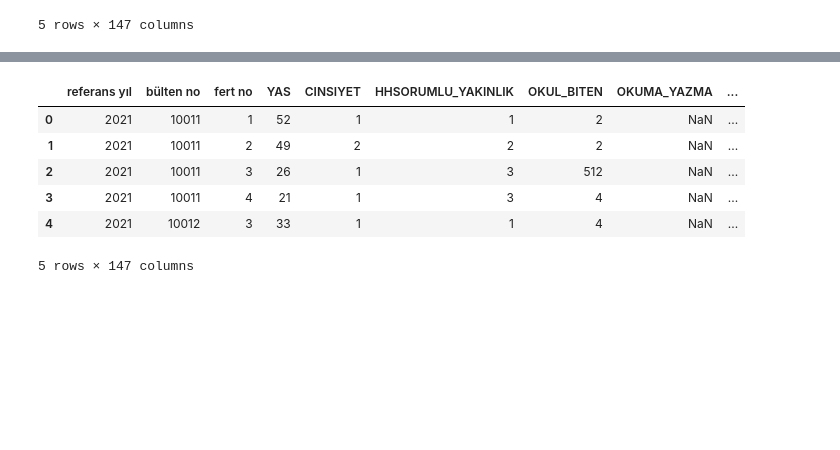
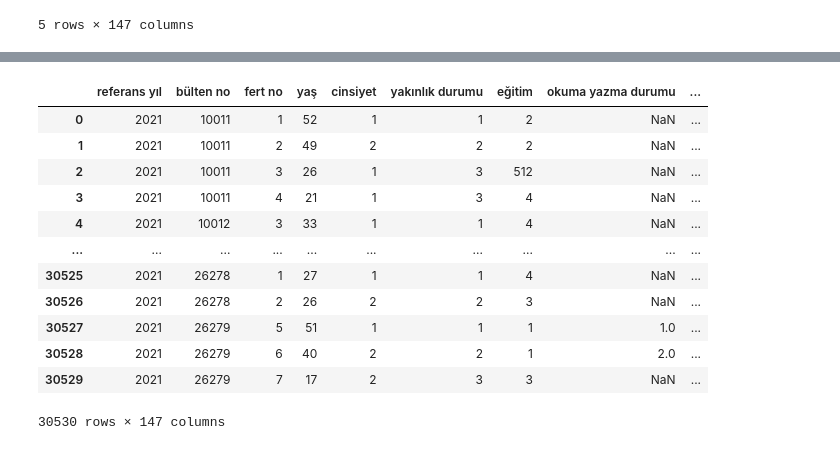
Before and after one commit to dilarasenay/hanehalki-bilisim-teknolojileri-tuik, a Jupyter notebook: 2021yili.ipynb, the cells around one changed output, grey strips where cells are left out. Saved outputs shown, nothing was run; the diff lists cells and outputs as text; code cells hidden in the pictures; blank space fills up the shorter version.

```diff
--- a/2021yili.ipynb
+++ b/2021yili.ipynb
@@ -43,10 +242,59 @@ df.rename(columns={"FERTNO": "fert no"}, inplace=True)
+# %%
+df.rename(columns={"FERT_INT_DIGER_CIHAZ": "diğer cihaz kullanımı"}, inplace=True)
+df.rename(columns={"WEBSTE_MUZIK": "online müzik dinleme platformu"}, inplace=True)
+df.rename(columns={"CEVAPLILIK_DURUM_FERT": "fert cevap durumu"}, inplace=True)
+df.rename(columns={"SONUCAY_KULLANIM_CEP": "cep telefonu kullanımı"}, inplace=True)
+df.rename(columns={"EVDEN_CALISMA_SIKLIK": "evden çalışma sıklığı"}, inplace=True)
+df.rename(columns={"EDEVLET_KSL_VERGI_BEYAN": "edevlette vergi beyani verme yönetimi"}, inplace=True)
+df.rename(columns={"ETICARET_TUR_CD_PLK": "eticaret cd plak alışverişi"}, inplace=True)
+df.rename(columns={"ETICARET_TUR_DVD_BLU_RAY": "eticaret dvd plak alışverişi"}, inplace=True)
+df.rename(columns={"ETICARET_ULKE_YURTICI": "eticaret yurt içindeki satıcılar"}, inplace=True)
+df.rename(columns={"ETICARET_ULKE_AB": "eticaret avrupa ülkelerindeki satıcılar"}, inplace=True)
+df.rename(columns={"ETICARET_ULKE_DIGER": "eticaret diğer ülkelerdeki satıcılar"}, inplace=True)
+df.rename(columns={"ETICARET_ULKE_BILINMIYOR": "eticaret satıcısının ülkesi bilinmiyor"}, inplace=True)
+df.rename(columns={"WEBSTE_UYGL_MAL_ALIS_SAHS": "online c2c alışveriş"}, inplace=True)
+df.rename(columns={"WEBSTE_FILM": "online film/dizi/video platformu"}, inplace=True)
+df.rename(columns={"WEBSTE_E_KITAP": "ekitap sesli kitap"}, inplace=True)
+df.rename(columns={"WEBSTE_OYUN": "oyun yayın platformu"}, inplace=True)
+df.rename(columns={"WEBSTE_BILET_SPOR": "online etkinlik biletleri spor"}, inplace=True)
+df.rename(columns={"WEBSTE_BILET_KULTUR": "online etkinlik biletleri kültür"}, inplace=True)
+df.rename(columns={"WEBSTE_UYGL_ULASIM_SRKT": "online şirketlerle ulaşım"}, inplace=True)
+df.rename(columns={"WEBSTE_UYGL_RZV_OTEL_ACNT": "online turizm acenteleri ile konaklama"}, inplace=True)
+# %%
+df.rename(columns={"WEBSTE_FILM": "online film/dizi/video platformu"}, inplace=True)
+df.rename(columns={"WEBSTE_E_KITAP": "ekitap sesli kitap"}, inplace=True)
+df.rename(columns={"WEBSTE_OYUN": "oyun yayın platformu"}, inplace=True)
+df.rename(columns={"WEBSTE_HHN_HZMET_SAHS": "online ev hizmetleri"}, inplace=True)
+df.rename(columns={"ETICARET_TUR_EVESYASI": "eticaret ev eşyası alışverişi"}, inplace=True)
+df.rename(columns={"ETICARET_TUR_CD_DVD": "eticaret cd dvd alışverişi"}, inplace=True)
+df.rename(columns={"ETICARET_TUR_KITAPDERGI": "eticaret kitap dergi alışverişi"}, inplace=True)
+df.rename(columns={"ETICARET_TUR_ELKTR_ARC_AKS": "eticaret elektronik cihazlar ve aksesuarı alışverişi"}, inplace=True)
+df.rename(columns={"ETICARET_TUR_ELEKTRONIK_ARAC": "eticaret elektronik araçlar alışverişi"}, inplace=True)
+df.rename(columns={"ETICARET_TUR_ILAC": "eticaret ilaç alışverişi"}, inplace=True)
+df.rename(columns={"ETICARET_TUR_YEMEK_SIPARIS": "eticaret yemek siparişi"}, inplace=True)
+df.rename(columns={"ETICARET_TUR_HZR_TZ_GIDA": "eticaret gıda ürünleri alışverişi"}, inplace=True)
+df.rename(columns={"ETICARET_TUR_KOZMETIK": "eticaret kozmetik alışverişi"}, inplace=True)
+df.rename(columns={"ETICARET_TUR_TMZ_KSL_BKM": "eticaret temizlik ve kişisel bakım ürünleri alışverişi"}, inplace=True)
+df.rename(columns={"FAALIYET_SINIRLAMA": "sağlık problemi nedeni ile faaliyet sınırlaması"}, inplace=True)
+df.rename(columns={"FERT_FAKTOR": "fert ağırlık katsayısı"}, inplace=True)
+# %%
+df.rename(columns={"WEBSTE_HHN_HZMET": "online ev hizmetleri"}, inplace=True)
+# %%
+pd.set_option('display.max_columns', None)
+pd.set_option('display.max_colwidth', None)
 # %%
-df.head()
+df
 # %% [output]
-|  | referans yıl | bülten no | fert no | YAS | CINSIYET | HHSORUMLU_YAKINLIK | OKUL_BITEN | OKUMA_YAZMA | ... |
+|  | referans yıl | bülten no | fert no | yaş | cinsiyet | yakınlık durumu | eğitim | okuma yazma durumu | ... |
 | 0 | 2021 | 10011 | 1 | 52 | 1 | 1 | 2 | NaN | ... |
 | 1 | 2021 | 10011 | 2 | 49 | 2 | 2 | 2 | NaN | ... |
 | 2 | 2021 | 10011 | 3 | 26 | 1 | 3 | 512 | NaN | ... |
 | 3 | 2021 | 10011 | 4 | 21 | 1 | 3 | 4 | NaN | ... |
 | 4 | 2021 | 10012 | 3 | 33 | 1 | 1 | 4 | NaN | ... |
+| ... | ... | ... | ... | ... | ... | ... | ... | ... | ... |
+| 30525 | 2021 | 26278 | 1 | 27 | 1 | 1 | 4 | NaN | ... |
+| 30526 | 2021 | 26278 | 2 | 26 | 2 | 2 | 3 | NaN | ... |
+| 30527 | 2021 | 26279 | 5 | 51 | 1 | 1 | 1 | 1.0 | ... |
+| 30528 | 2021 | 26279 | 6 | 40 | 2 | 2 | 1 | 2.0 | ... |
+| 30529 | 2021 | 26279 | 7 | 17 | 2 | 3 | 3 | NaN | ... |
-5 rows × 147 columns
+30530 rows × 147 columns
```
Also changed, not shown: parts of 13 cells of this notebook.
